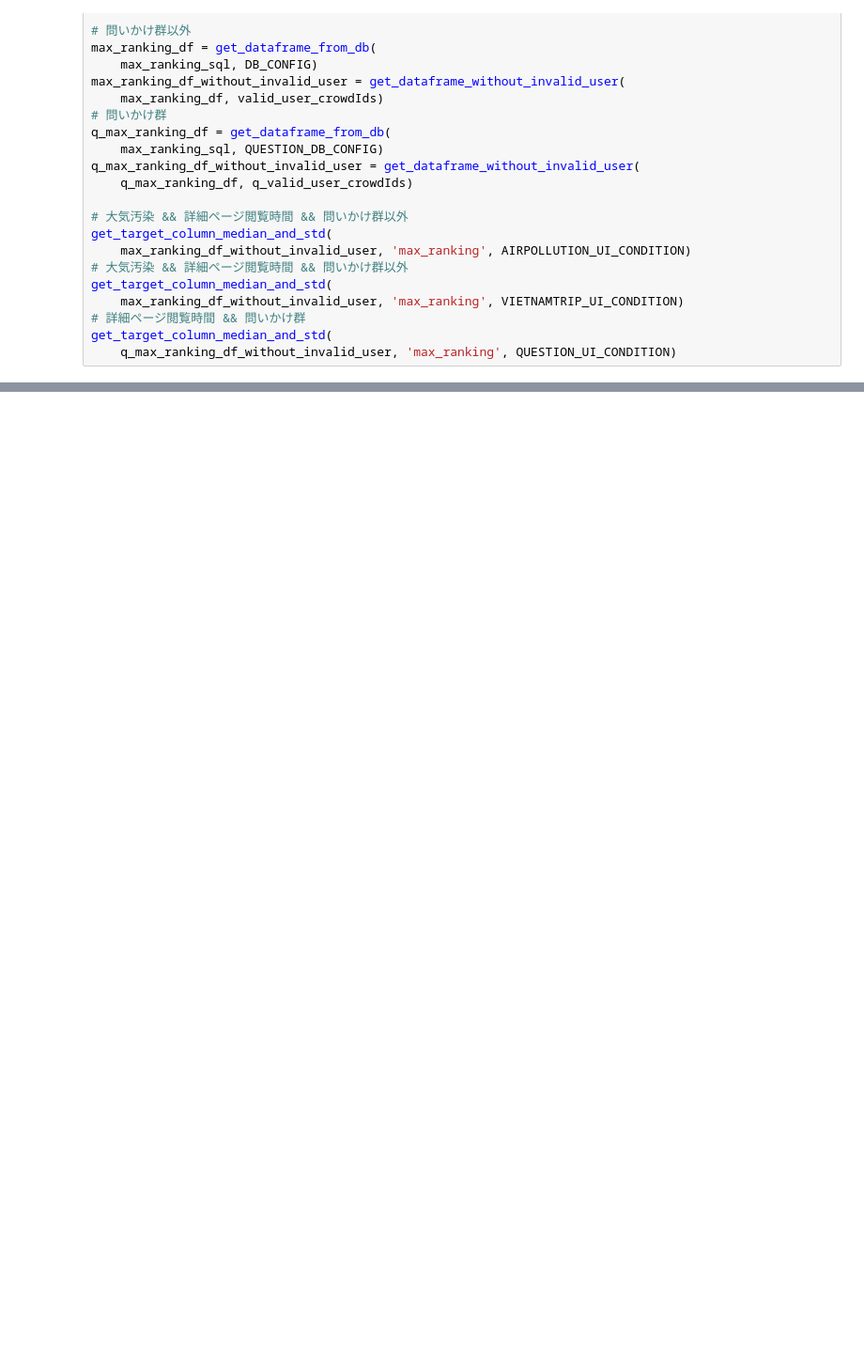
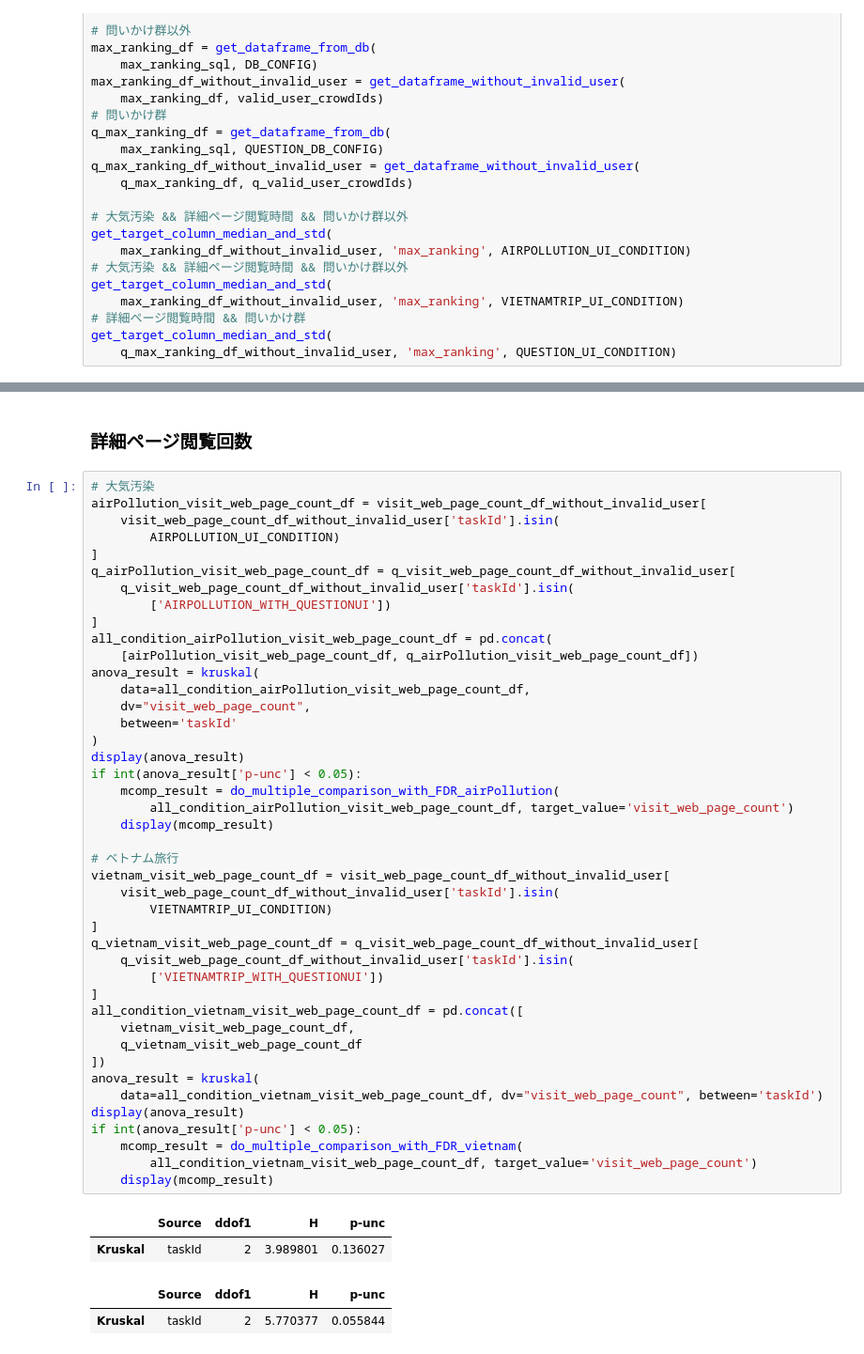
Before and after one commit to oxyu8/q-analysis, a Jupyter notebook: main.ipynb, the cells around one changed output, grey strips where cells are left out. Shown at 94% size. Saved outputs shown, nothing was run; the diff lists cells and outputs as text; blank space fills up the shorter version.

```diff
--- a/main.ipynb
+++ b/main.ipynb
@@ -472,0 +689,50 @@ get_target_column_median_and_std(
+# %% [markdown]
+### 詳細ページ閲覧回数
+# %%
+# 大気汚染
+airPollution_visit_web_page_count_df = visit_web_page_count_df_without_invalid_user[
+    visit_web_page_count_df_without_invalid_user['taskId'].isin(
+        AIRPOLLUTION_UI_CONDITION)
+]
+q_airPollution_visit_web_page_count_df = q_visit_web_page_count_df_without_invalid_user[
+    q_visit_web_page_count_df_without_invalid_user['taskId'].isin(
+        ['AIRPOLLUTION_WITH_QUESTIONUI'])
+]
+all_condition_airPollution_visit_web_page_count_df = pd.concat(
+    [airPollution_visit_web_page_count_df, q_airPollution_visit_web_page_count_df])
+anova_result = kruskal(
+    data=all_condition_airPollution_visit_web_page_count_df,
+    dv="visit_web_page_count",
+    between='taskId'
+)
+display(anova_result)
+if int(anova_result['p-unc'] < 0.05):
+    mcomp_result = do_multiple_comparison_with_FDR_airPollution(
+        all_condition_airPollution_visit_web_page_count_df, target_value='visit_web_page_count')
+    display(mcomp_result)
+
+# ベトナム旅行
+vietnam_visit_web_page_count_df = visit_web_page_count_df_without_invalid_user[
+    visit_web_page_count_df_without_invalid_user['taskId'].isin(
+        VIETNAMTRIP_UI_CONDITION)
+]
+q_vietnam_visit_web_page_count_df = q_visit_web_page_count_df_without_invalid_user[
+    q_visit_web_page_count_df_without_invalid_user['taskId'].isin(
+        ['VIETNAMTRIP_WITH_QUESTIONUI'])
+]
+all_condition_vietnam_visit_web_page_count_df = pd.concat([
+    vietnam_visit_web_page_count_df,
+    q_vietnam_visit_web_page_count_df
+])
+anova_result = kruskal(
+    data=all_condition_vietnam_visit_web_page_count_df, dv="visit_web_page_count", between='taskId')
+display(anova_result)
+if int(anova_result['p-unc'] < 0.05):
+    mcomp_result = do_multiple_comparison_with_FDR_vietnam(
+        all_condition_vietnam_visit_web_page_count_df, target_value='visit_web_page_count')
+    display(mcomp_result)
+# %% [output]
+|  | Source | ddof1 | H | p-unc |
+| Kruskal | taskId | 2 | 3.989801 | 0.136027 |
+|  | Source | ddof1 | H | p-unc |
+| Kruskal | taskId | 2 | 5.770377 | 0.055844 |
```
Also changed, not shown: parts of 8 cells of this notebook.
